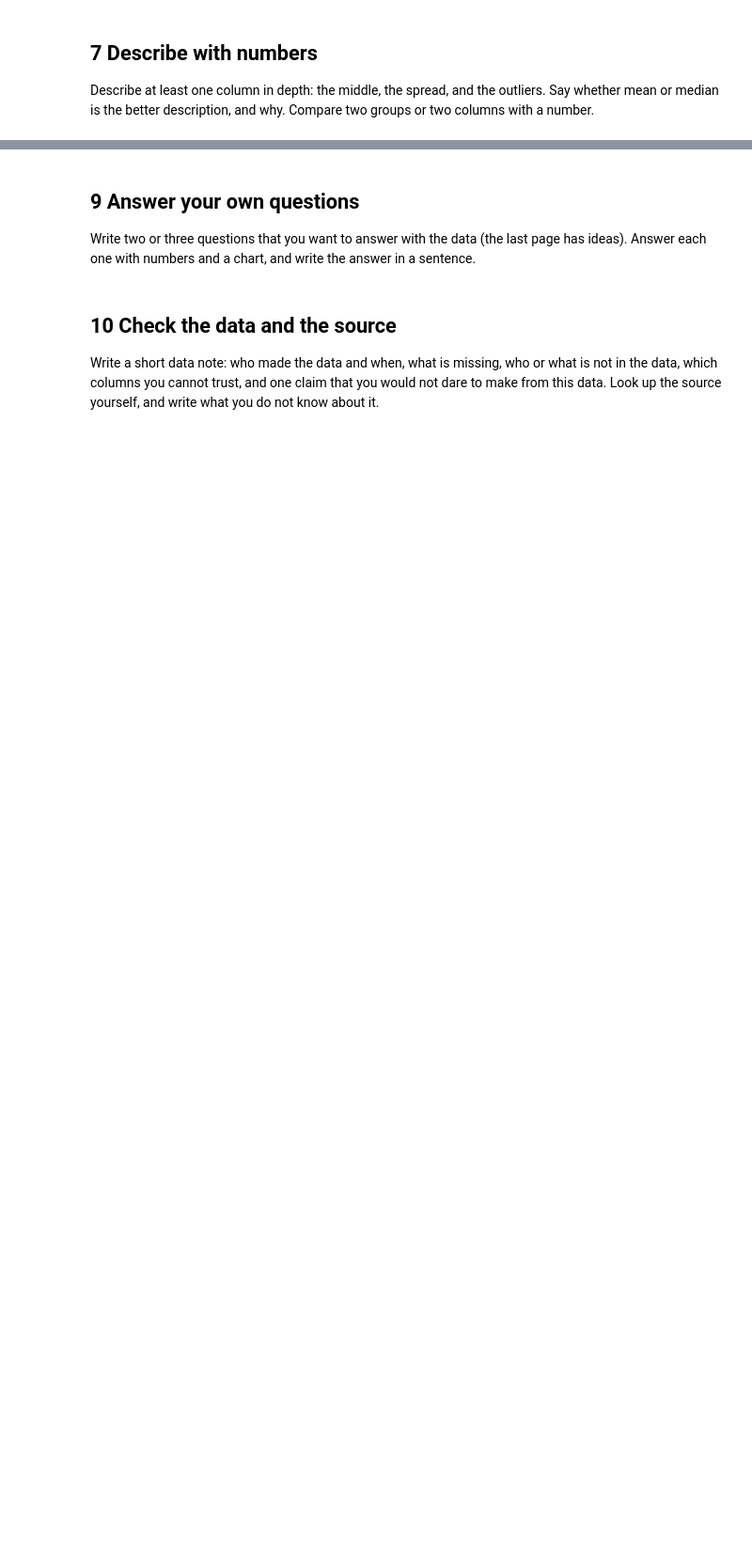
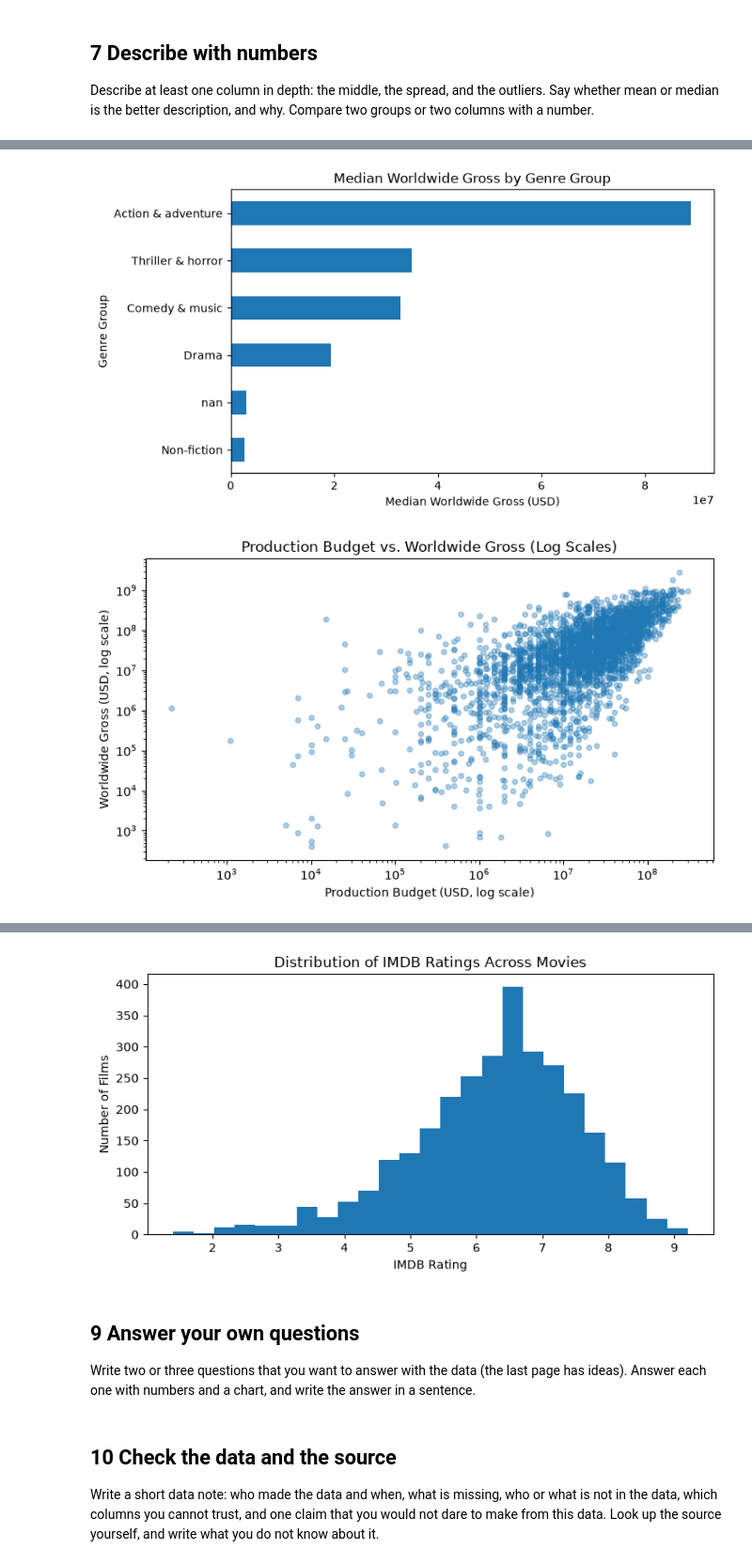
Before and after one commit to Novica-GH/Lexicon_2026-27, a Jupyter notebook: 6. Data analysis ana Visualisation/Projekt_InDa_Movie.ipynb, the cells around one changed output, grey strips where cells are left out. Shown at 94% size. Saved outputs shown, nothing was run; the diff lists cells and outputs as text; code cells hidden in the pictures; blank space fills up the shorter version.

Commit message:
Data Analysis & Visualisation_Day2 commit

```diff
--- a/6. Data analysis ana Visualisation/Projekt_InDa_Movie.ipynb
+++ b/6. Data analysis ana Visualisation/Projekt_InDa_Movie.ipynb
@@ -389,0 +552,73 @@ sentence below it that says what the reader should see.
+# %%
+## 8 Draw at least four charts
+
+# Chart 1 (Bar chart): Median Worldwide Gross by Genre group
+
+ax = by_genre_group['median_ww_gross'].dropna().sort_values().plot(kind='barh', figsize=(8, 4.5))
+ax.set_title('Median Worldwide Gross by Genre Group')
+ax.set_xlabel('Median Worldwide Gross (USD)')
+ax.set_ylabel('Genre Group')
+plt.tight_layout()
+plt.show()
+
+# One sentence below chart 1:
+# Genre groups with blockbuster action/adventure or family titles typically
+# achieve higher median worldwide grosses than documentary or drama-heavy groups.
+
+
+
+# Chart 2 (Scatter plot): Production Budget vs. Worldwide Gross (log scale helps readable spread)
+
+valid_fin = merged.dropna(subset=['Production Budget', 'Worldwide Gross'])
+valid_fin = valid_fin[(valid_fin['Production Budget'] > 0) & (valid_fin['Worldwide Gross'] > 0)]
+
+fig, ax = plt.subplots(figsize=(7.5, 4.5))
+ax.scatter(valid_fin['Production Budget'], valid_fin['Worldwide Gross'], alpha=0.35, s=18)
+ax.set_xscale('log')
+ax.set_yscale('log')
+ax.set_title('Production Budget vs. Worldwide Gross (Log Scales)')
+ax.set_xlabel('Production Budget (USD, log scale)')
+ax.set_ylabel('Worldwide Gross (USD, log scale)')
+plt.tight_layout()
+plt.show()
+
+
+# One sentence below chart 2:
+# Higher production budgets generally align with higher worldwide box office gross,
+# though spread is wide at every budget level. (More money-more sucess - generally)
+
+
+
+# Chart 3 (Scatter / comparison): IMDB Rating vs. Rotten Tomatoes Rating (0-10 scale)
+
+ratings_df = merged.dropna(subset=['IMDB Rating', 'rt_rating_10'])
+fig, ax = plt.subplots(figsize=(7, 4.5))
+ax.scatter(ratings_df['rt_rating_10'], ratings_df['IMDB Rating'], alpha=0.35, s=18)
+ax.set_title('Rotten Tomatoes (0-10 Scale) vs. IMDB Rating')
+ax.set_xlabel('Rotten Tomatoes Rating Converted to 0-10 Scale')
+ax.set_ylabel('IMDB Rating (0-10 Scale)')
+plt.tight_layout()
+plt.show()
+
+# One sentence below chart 3:
+# Critics (Rotten Tomatoes) and general audience users (IMDB) follow a positive general trend,
+# but scores for individual films often diverge noticeably.
+
+
+
+# Chart 4 (Histogram): Distribution of IMDB Ratings
+
+fig, ax = plt.subplots(figsize=(7.5, 4))
+ax.hist(merged['IMDB Rating'].dropna(), bins=25)
+ax.set_title('Distribution of IMDB Ratings Across Movies')
+ax.set_xlabel('IMDB Rating')
+ax.set_ylabel('Number of Films')
+plt.tight_layout()
+plt.show()
+
+# One sentence below chart 4:
+# Most rated films cluster moderately between roughly 5.5 and 7.5 on IMDB,
+# with fewer very low or very high scores.
+# %% [output]
+[figure, added]
+[figure, added]
@@ -390,3 +626,4 @@ sentence below it that says what the reader should see.
+[figure, added]
 # %% [markdown]
 ## 9 Answer your own questions
 
```
Also changed, not shown: parts of 8 cells of this notebook, 2 other files.
